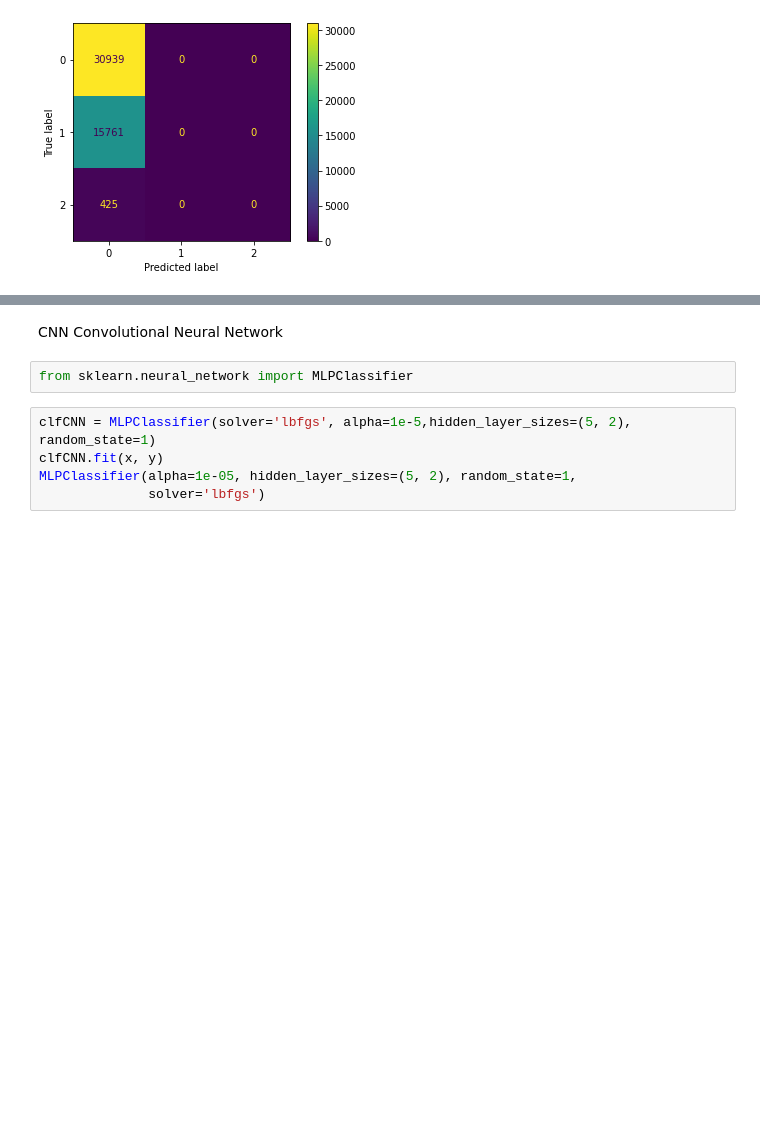
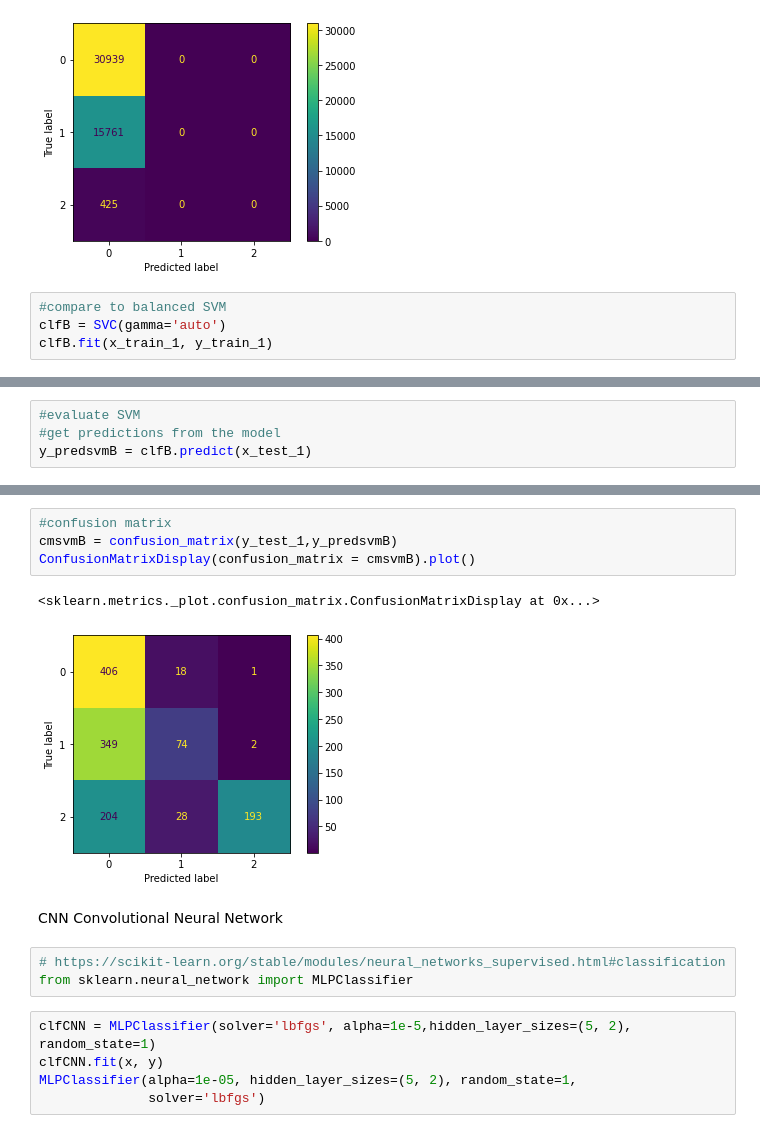
Before and after one commit to tianiachan/IdentifyingAirBnBsinSantaClara, a Jupyter notebook: Data670_Identifying_AirBnBs.ipynb, the cells around one changed output, grey strips where cells are left out. Drawn from its saved outputs; the diff is of its cells as text; blank space fills up the shorter version.

```diff
--- a/Data670_Identifying_AirBnBs.ipynb
+++ b/Data670_Identifying_AirBnBs.ipynb
@@ -667,3 +755,7 @@ ConfusionMatrixDisplay(confusion_matrix = cmsvm).plot()
 # %% [output]
 <sklearn.metrics._plot.confusion_matrix.ConfusionMatrixDisplay at 0x...>
 [figure]
+# %%
+#compare to balanced SVM
+clfB = SVC(gamma='auto')
+clfB.fit(x_train_1, y_train_1)
@@ -669,0 +764,4 @@ ConfusionMatrixDisplay(confusion_matrix = cmsvm).plot()
+# %%
+#evaluate SVM
+#get predictions from the model
+y_predsvmB = clfB.predict(x_test_1)
@@ -670,7 +786,15 @@ ConfusionMatrixDisplay(confusion_matrix = cmsvm).plot()
+# %%
+#confusion matrix
+cmsvmB = confusion_matrix(y_test_1,y_predsvmB)
+ConfusionMatrixDisplay(confusion_matrix = cmsvmB).plot()
+# %% [output]
+<sklearn.metrics._plot.confusion_matrix.ConfusionMatrixDisplay at 0x...>
+[figure, added]
 # %% [markdown]
 CNN Convolutional Neural Network
-# %%
-from sklearn.neural_network import MLPClassifier
+# %%
+# https://scikit-learn.org/stable/modules/neural_networks_supervised.html#classification
+from sklearn.neural_network import MLPClassifier
 # %%
 clfCNN = MLPClassifier(solver='lbfgs', alpha=1e-5,hidden_layer_sizes=(5, 2), random_state=1)
 clfCNN.fit(x, y)
```
Also changed, not shown: parts of 44 cells of this notebook.
